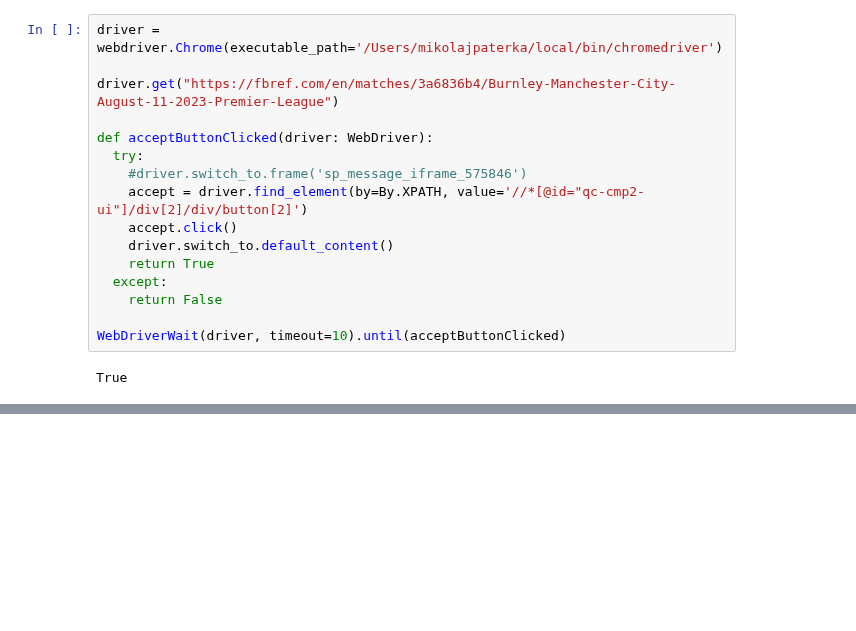
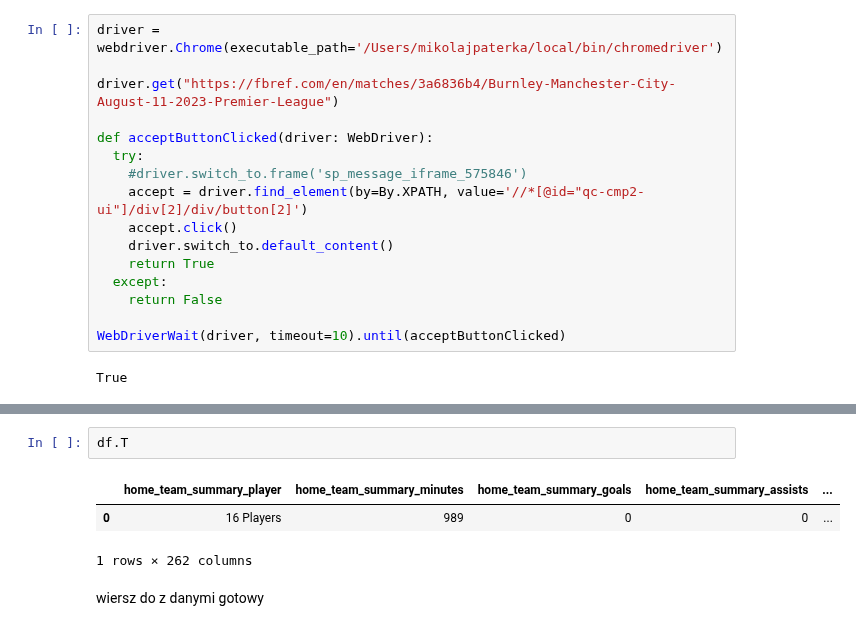
Before and after one commit to MikoPat/Football-match-results-predictions, a Jupyter notebook: Poc/test_caly_html.ipynb, the cells around one changed output, grey strips where cells are left out. Drawn from its saved outputs; the diff is of its cells as text; blank space fills up the shorter version.

```diff
--- a/Poc/test_caly_html.ipynb
+++ b/Poc/test_caly_html.ipynb
@@ -49,0 +133,8 @@ print(page_source)
+# %%
+df.T
+# %% [output]
+|  | home_team_summary_player | home_team_summary_minutes | home_team_summary_goals | home_team_summary_assists | ... |
+| 0 | 16 Players | 989 | 0 | 0 | ... |
+1 rows × 262 columns
+# %% [markdown]
+wiersz do z danymi gotowy
```
Also changed, not shown: parts of 13 cells of this notebook, 1 other file.
